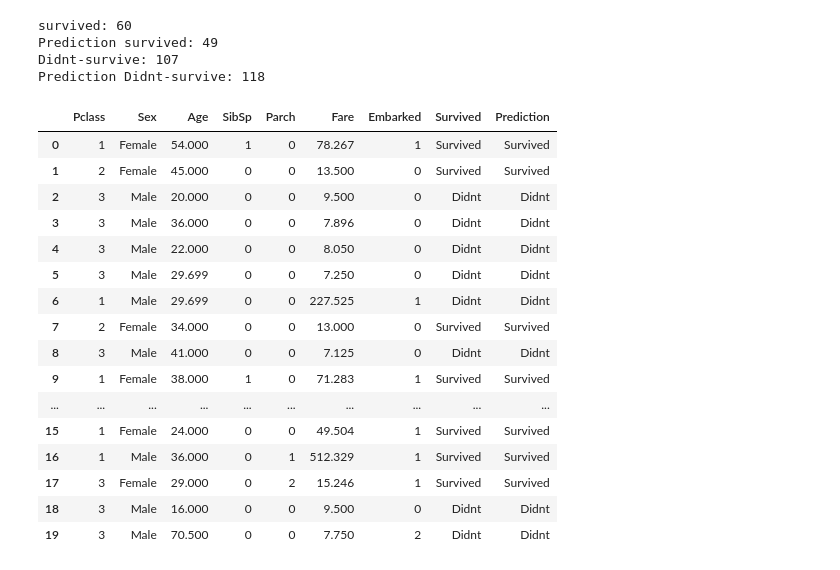
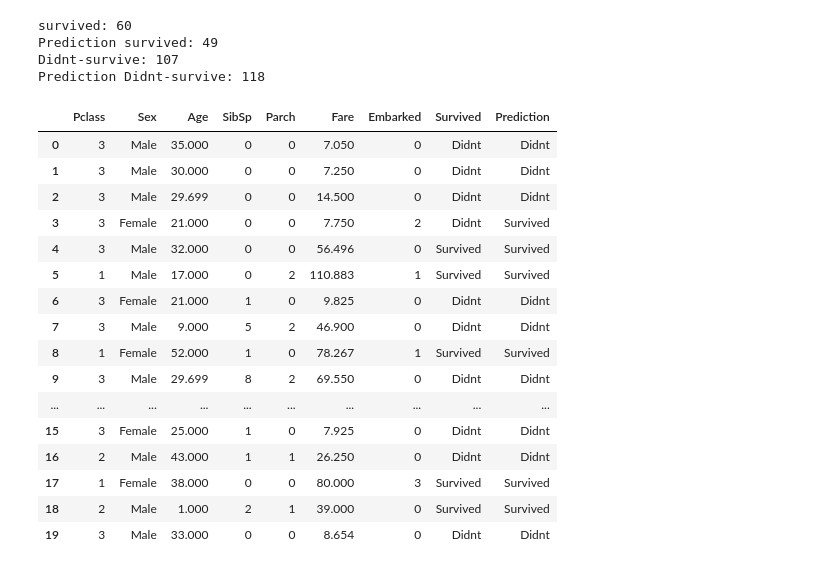
Before and after one commit to Bar-azul/ML_supervised_learning_flow, a Jupyter notebook: Assignment2_supervised_learning_flow.ipynb, the cells around one changed output. Drawn from its saved outputs; the diff is of its cells as text; code cells hidden in the pictures.

```diff
--- a/Assignment2_supervised_learning_flow.ipynb
+++ b/Assignment2_supervised_learning_flow.ipynb
@@ -1545,22 +1545,22 @@ Prediction survived: 49
 Didnt-survive: 107
 Prediction Didnt-survive: 118
 # %%
-df_res_train.head(20)
+df_res.head(20)
 # %% [output]
 |  | Pclass | Sex | Age | SibSp | Parch | Fare | Embarked | Survived | Prediction |
-| 0 | 1 | Female | 54.000 | 1 | 0 | 78.267 | 1 | Survived | Survived |
-| 1 | 2 | Female | 45.000 | 0 | 0 | 13.500 | 0 | Survived | Survived |
-| 2 | 3 | Male | 20.000 | 0 | 0 | 9.500 | 0 | Didnt | Didnt |
-| 3 | 3 | Male | 36.000 | 0 | 0 | 7.896 | 0 | Didnt | Didnt |
-| 4 | 3 | Male | 22.000 | 0 | 0 | 8.050 | 0 | Didnt | Didnt |
-| 5 | 3 | Male | 29.699 | 0 | 0 | 7.250 | 0 | Didnt | Didnt |
-| 6 | 1 | Male | 29.699 | 0 | 0 | 227.525 | 1 | Didnt | Didnt |
-| 7 | 2 | Female | 34.000 | 0 | 0 | 13.000 | 0 | Survived | Survived |
-| 8 | 3 | Male | 41.000 | 0 | 0 | 7.125 | 0 | Didnt | Didnt |
-| 9 | 1 | Female | 38.000 | 1 | 0 | 71.283 | 1 | Survived | Survived |
+| 0 | 3 | Male | 35.000 | 0 | 0 | 7.050 | 0 | Didnt | Didnt |
+| 1 | 3 | Male | 30.000 | 0 | 0 | 7.250 | 0 | Didnt | Didnt |
+| 2 | 3 | Male | 29.699 | 0 | 0 | 14.500 | 0 | Didnt | Didnt |
+| 3 | 3 | Female | 21.000 | 0 | 0 | 7.750 | 2 | Didnt | Survived |
+| 4 | 3 | Male | 32.000 | 0 | 0 | 56.496 | 0 | Survived | Survived |
+| 5 | 1 | Male | 17.000 | 0 | 2 | 110.883 | 1 | Survived | Survived |
+| 6 | 3 | Female | 21.000 | 1 | 0 | 9.825 | 0 | Didnt | Didnt |
+| 7 | 3 | Male | 9.000 | 5 | 2 | 46.900 | 0 | Didnt | Didnt |
+| 8 | 1 | Female | 52.000 | 1 | 0 | 78.267 | 1 | Survived | Survived |
+| 9 | 3 | Male | 29.699 | 8 | 2 | 69.550 | 0 | Didnt | Didnt |
 | ... | ... | ... | ... | ... | ... | ... | ... | ... | ... |
-| 15 | 1 | Female | 24.000 | 0 | 0 | 49.504 | 1 | Survived | Survived |
-| 16 | 1 | Male | 36.000 | 0 | 1 | 512.329 | 1 | Survived | Survived |
-| 17 | 3 | Female | 29.000 | 0 | 2 | 15.246 | 1 | Survived | Survived |
-| 18 | 3 | Male | 16.000 | 0 | 0 | 9.500 | 0 | Didnt | Didnt |
-| 19 | 3 | Male | 70.500 | 0 | 0 | 7.750 | 2 | Didnt | Didnt |
+| 15 | 3 | Female | 25.000 | 1 | 0 | 7.925 | 0 | Didnt | Didnt |
+| 16 | 2 | Male | 43.000 | 1 | 1 | 26.250 | 0 | Didnt | Didnt |
+| 17 | 1 | Female | 38.000 | 0 | 0 | 80.000 | 3 | Survived | Survived |
+| 18 | 2 | Male | 1.000 | 2 | 1 | 39.000 | 0 | Survived | Survived |
+| 19 | 3 | Male | 33.000 | 0 | 0 | 8.654 | 0 | Didnt | Didnt |
```
